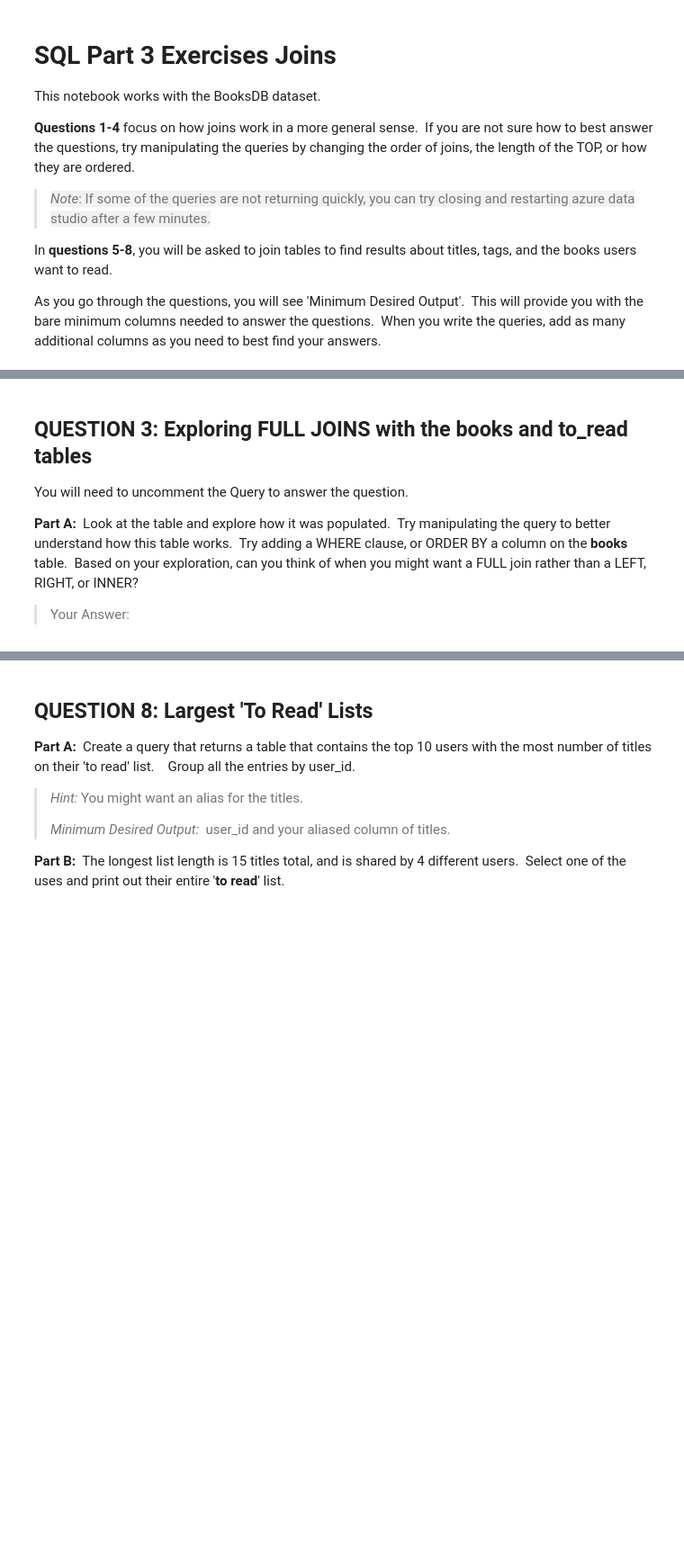
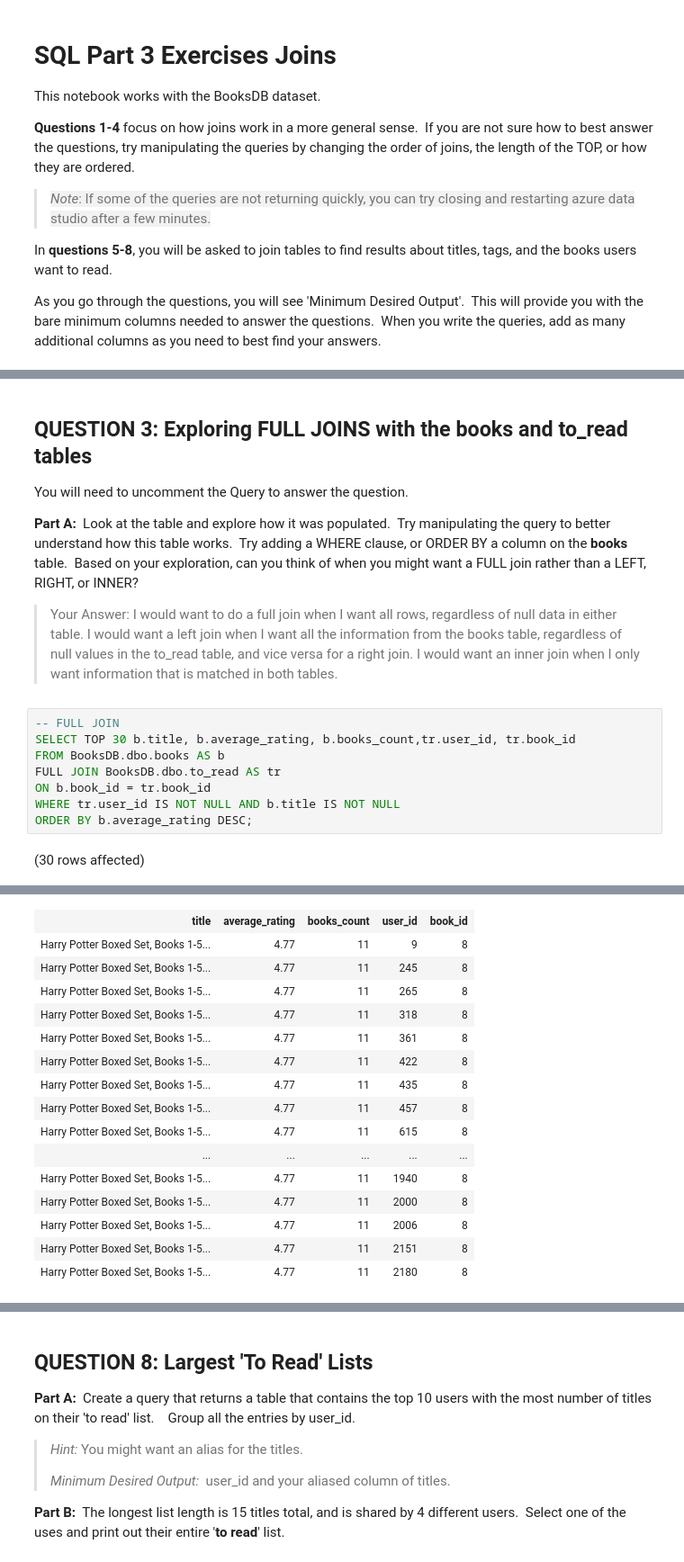
Before and after one commit to RachelKathryn/SQL-Part-3-Exercises, a Jupyter notebook: SQL-Part-3-Exercises/Notebook-1.ipynb, the cells around one changed output, grey strips where cells are left out. Shown at 90% size. Drawn from its saved outputs; the diff is of its cells as text; blank space fills up the shorter version.

```diff
--- a/SQL-Part-3-Exercises/Notebook-1.ipynb
+++ b/SQL-Part-3-Exercises/Notebook-1.ipynb
@@ -70,4 +121,14 @@ You will need to uncomment the Query to answer the question.
 
 **Part A:**  Look at the table and explore how it was populated.  Try manipulating the query to better understand how this table works.  Try adding a WHERE clause, or ORDER BY a column on the **books** table.  Based on your exploration, can you think of when you might want a FULL join rather than a LEFT, RIGHT, or INNER?
 
-> Your Answer:
+> Your Answer: I would want to do a full join when I want all rows, regardless of null data in either table. I would want a left join when I want all the information from the books table, regardless of null values in the to\_read table, and vice versa for a right join. I would want an inner join when I only want information that is matched in both tables.
+# %%
+-- FULL JOIN
+SELECT TOP 30 b.title, b.average_rating, b.books_count,tr.user_id, tr.book_id
+FROM BooksDB.dbo.books AS b
+FULL JOIN BooksDB.dbo.to_read AS tr
+ON b.book_id = tr.book_id
+WHERE tr.user_id IS NOT NULL AND b.title IS NOT NULL
+ORDER BY b.average_rating DESC;
+# %% [output]
+(30 rows affected)
@@ -73,0 +136,16 @@ You will need to uncomment the Query to answer the question.
+| title | average_rating | books_count | user_id | book_id |
+| Harry Potter Boxed Set, Books 1-5... | 4.77 | 11 | 9 | 8 |
+| Harry Potter Boxed Set, Books 1-5... | 4.77 | 11 | 245 | 8 |
+| Harry Potter Boxed Set, Books 1-5... | 4.77 | 11 | 265 | 8 |
+| Harry Potter Boxed Set, Books 1-5... | 4.77 | 11 | 318 | 8 |
+| Harry Potter Boxed Set, Books 1-5... | 4.77 | 11 | 361 | 8 |
+| Harry Potter Boxed Set, Books 1-5... | 4.77 | 11 | 422 | 8 |
+| Harry Potter Boxed Set, Books 1-5... | 4.77 | 11 | 435 | 8 |
+| Harry Potter Boxed Set, Books 1-5... | 4.77 | 11 | 457 | 8 |
+| Harry Potter Boxed Set, Books 1-5... | 4.77 | 11 | 615 | 8 |
+| ... | ... | ... | ... | ... |
+| Harry Potter Boxed Set, Books 1-5... | 4.77 | 11 | 1940 | 8 |
+| Harry Potter Boxed Set, Books 1-5... | 4.77 | 11 | 2000 | 8 |
+| Harry Potter Boxed Set, Books 1-5... | 4.77 | 11 | 2006 | 8 |
+| Harry Potter Boxed Set, Books 1-5... | 4.77 | 11 | 2151 | 8 |
+| Harry Potter Boxed Set, Books 1-5... | 4.77 | 11 | 2180 | 8 |
```
Also changed, not shown: parts of 25 cells of this notebook.
